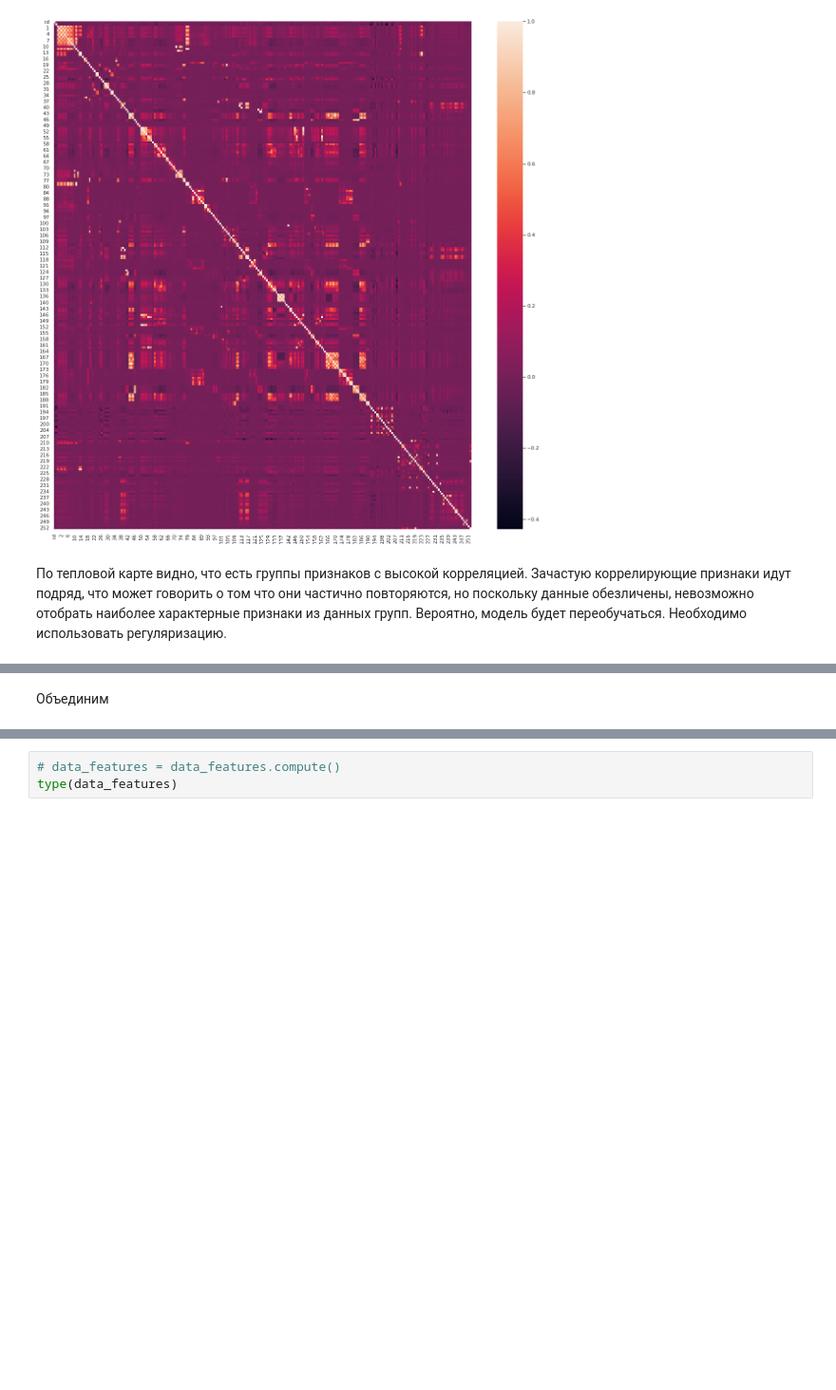
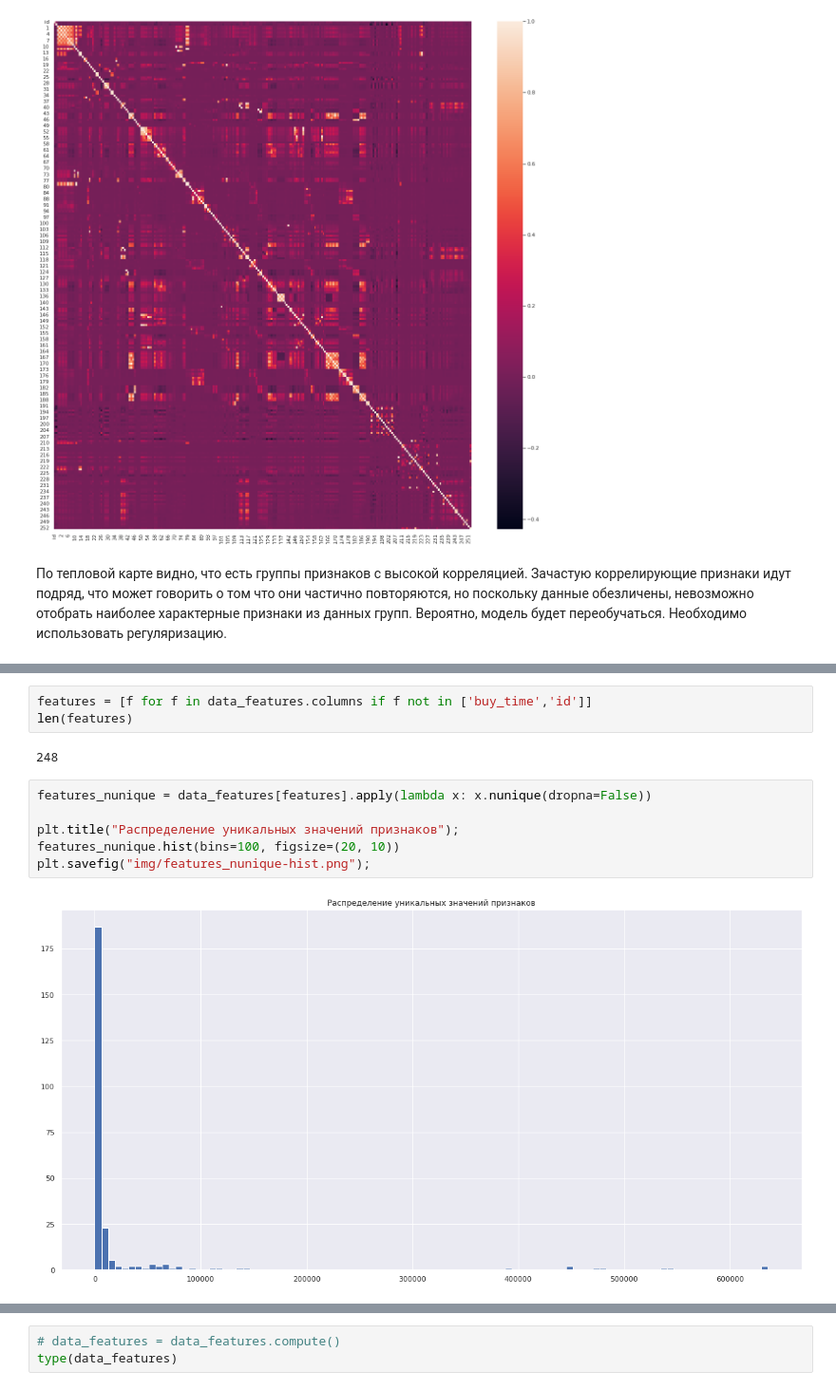
Before and after one commit to PavelBelove/megafon_progect, a Jupyter notebook: data_exploration.ipynb, the cells around one changed output, grey strips where cells are left out. Shown at 95% size. Cells and saved outputs as stored; diff of their text form; blank space fills up the shorter version.

Commit message:
data_pipeline in process

```diff
--- a/data_exploration.ipynb
+++ b/data_exploration.ipynb
@@ -246,2 +228,13 @@ TypeError: an integer is required (got type Timestamp)
-# %% [markdown]
-Объединим
+# %%
+features = [f for f in data_features.columns if f not in ['buy_time','id']]
+len(features)
+# %% [output]
+248
+# %%
+features_nunique = data_features[features].apply(lambda x: x.nunique(dropna=False))
+
+plt.title("Распределение уникальных значений признаков");
+features_nunique.hist(bins=100, figsize=(20, 10))
+plt.savefig("img/features_nunique-hist.png");
+# %% [output]
+[figure, added]
```
Also changed, not shown: parts of 19 cells of this notebook, 12 other files.
